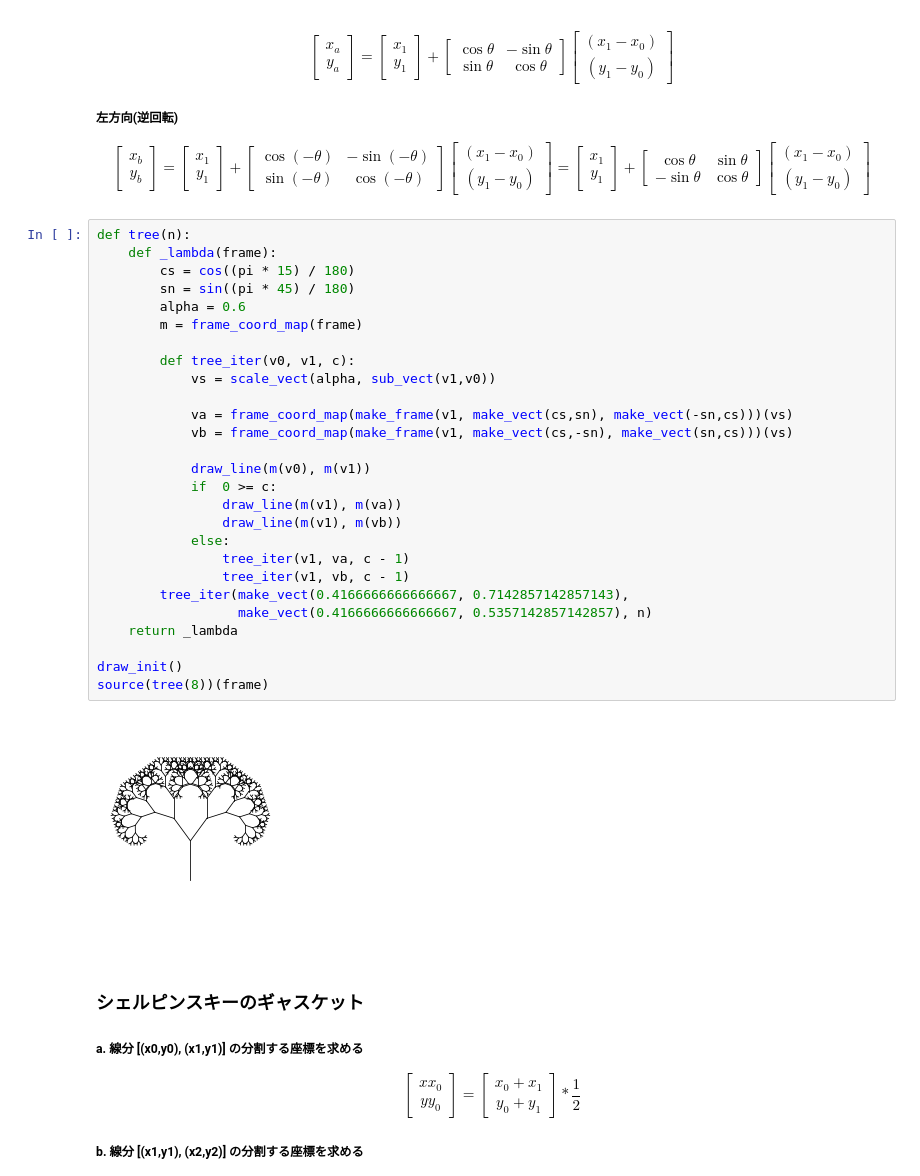
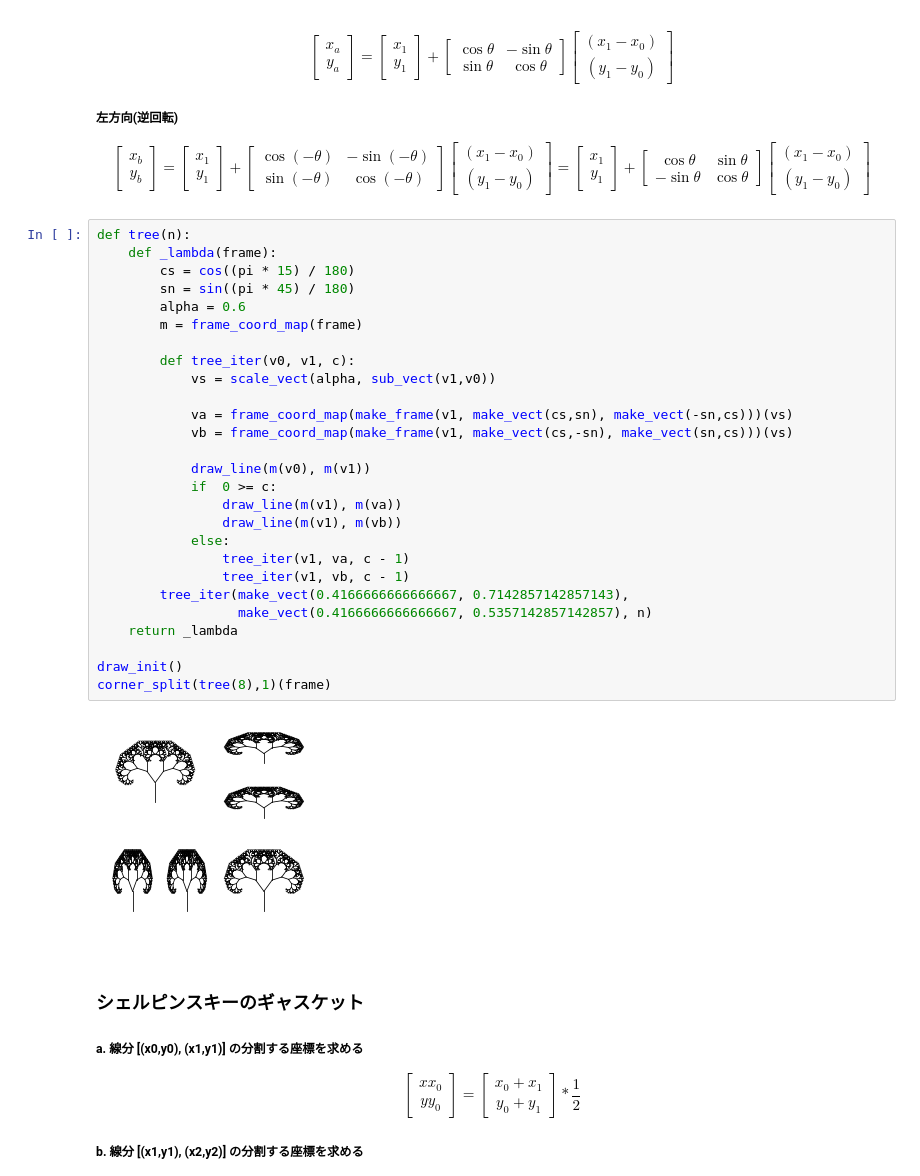
Before and after one commit to hidekuno/jupyter-sicp, a Jupyter notebook: picture_language.ipynb, the cells around one changed output. Drawn from its saved outputs; the diff is of its cells as text.

```diff
--- a/picture_language.ipynb
+++ b/picture_language.ipynb
@@ -470,32 +481,32 @@ $$
 # %%
 def tree(n):
     def _lambda(frame):
         cs = cos((pi * 15) / 180)
         sn = sin((pi * 45) / 180)
         alpha = 0.6
         m = frame_coord_map(frame)
 
         def tree_iter(v0, v1, c):
             vs = scale_vect(alpha, sub_vect(v1,v0))
 
             va = frame_coord_map(make_frame(v1, make_vect(cs,sn), make_vect(-sn,cs)))(vs)
             vb = frame_coord_map(make_frame(v1, make_vect(cs,-sn), make_vect(sn,cs)))(vs)
 
             draw_line(m(v0), m(v1))
             if  0 >= c:
                 draw_line(m(v1), m(va))
                 draw_line(m(v1), m(vb))
             else:
                 tree_iter(v1, va, c - 1)
                 tree_iter(v1, vb, c - 1)
         tree_iter(make_vect(0.4166666666666667, 0.7142857142857143),
                   make_vect(0.4166666666666667, 0.5357142857142857), n)
     return _lambda
 
 draw_init()
-source(tree(8))(frame)
+corner_split(tree(8),1)(frame)
 # %% [output]
-[figure, old version]
+[figure, new version]
 # %% [markdown]
 ### シェルピンスキーのギャスケット
 
```
Also changed, not shown: parts of 7 cells of this notebook.
